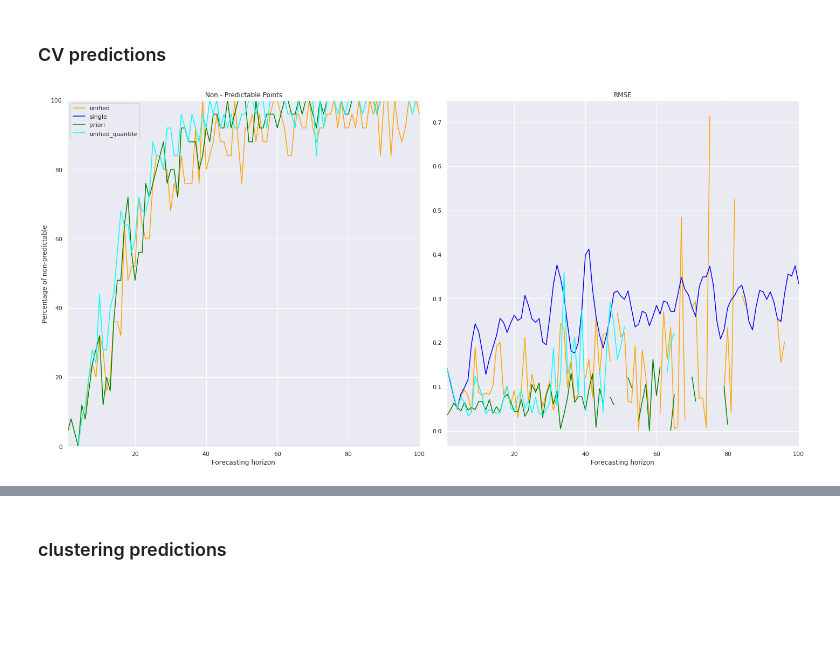
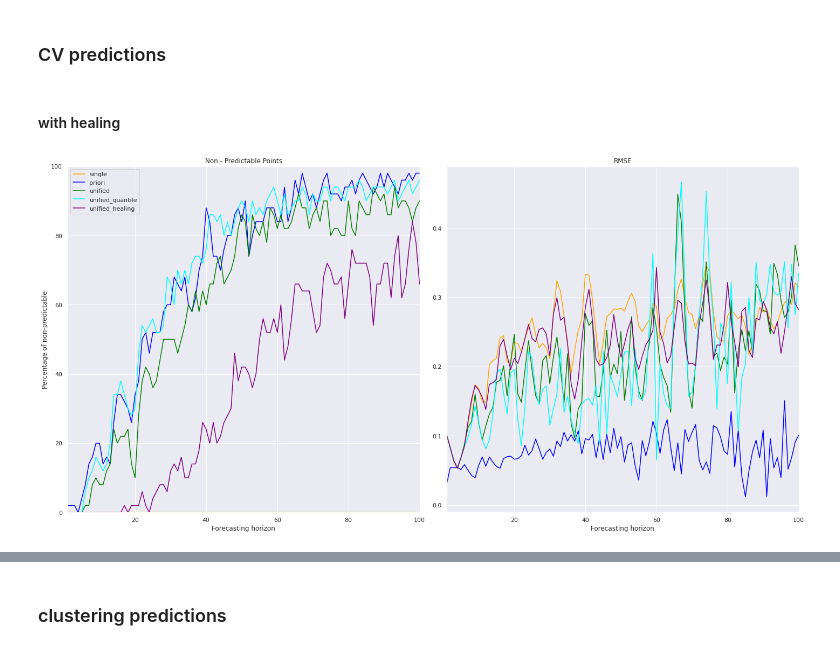
Before and after one commit to thxi/hse_chaotic_ts, a Jupyter notebook: Lorenz DBSCAN prediction.ipynb, the cells around one changed output, grey strips where cells are left out. Cells and saved outputs as stored; diff of their text form; code cells hidden in the pictures; blank space fills up the shorter version.

Commit message:
add healing

```diff
--- a/Lorenz DBSCAN prediction.ipynb
+++ b/Lorenz DBSCAN prediction.ipynb
@@ -30,7 +30,7 @@ import cupy as cp
 # %%
 train_size = 500
 h_max = 100 # max prediction horizon (t+h)
-n_folds = 25
+n_folds = 50
 
 
 points_in_template = 4
@@ -40,7 +40,7 @@ max_template_spread = 10 # max distance between y_t1 and y_t2, y_1 and y_11
 # trajectories prediction parameters
 eps = 0.01
 n_trajectories = 24
-noise_amp = 0.025
+noise_amp = 0.01
 priori_eps = 0.2
 
 
@@ -59,3 +59,26 @@ x, x_min, x_max = normalize(x[3000:]) # "For the Lorenz series, the first 3000 o
 # %%
 # move to gpu to use gpu
 # x = cp.asarray(x)
+# %%
+runs = {
+    'single': {
+        'rmse': np.zeros((n_folds, h_max)),
+        'non_pred': np.zeros((n_folds, h_max)),
+    },
+    'priori': {
+        'rmse': np.zeros((n_folds, h_max)),
+        'non_pred': np.zeros((n_folds, h_max)),
+    },
+    'unified': {
+        'rmse': np.zeros((n_folds, h_max)),
+        'non_pred': np.zeros((n_folds, h_max)),
+    },
+    'unified_quantile': {
+        'rmse': np.zeros((n_folds, h_max)),
+        'non_pred': np.zeros((n_folds, h_max)),
+    },
+    'unified_healing': {
+        'rmse': np.zeros((n_folds, h_max)),
+        'non_pred': np.zeros((n_folds, h_max)),
+    },
+}
@@ -191,0 +211,2 @@ for fold in tqdm(range(n_folds)):
+# %% [markdown]
+#### with healing
@@ -201,6 +292,6 @@ for method in runs_processed.keys():
     runs_processed[method]['rmse'] = rmses
     runs_processed[method]['non_pred'] = non_preds
 # %%
-plot_runs(runs_processed, h_max, filename=f'fig4_{h_max}_{noise_amp:.3f}.png')
+plot_runs(runs_processed, h_max, filename=f'fig4_healing_{h_max}_{noise_amp:.3f}.png')
 # %% [output]
-[figure, old version]
+[figure, new version]
```
Also changed, not shown: parts of 21 cells of this notebook, 50 other files.
